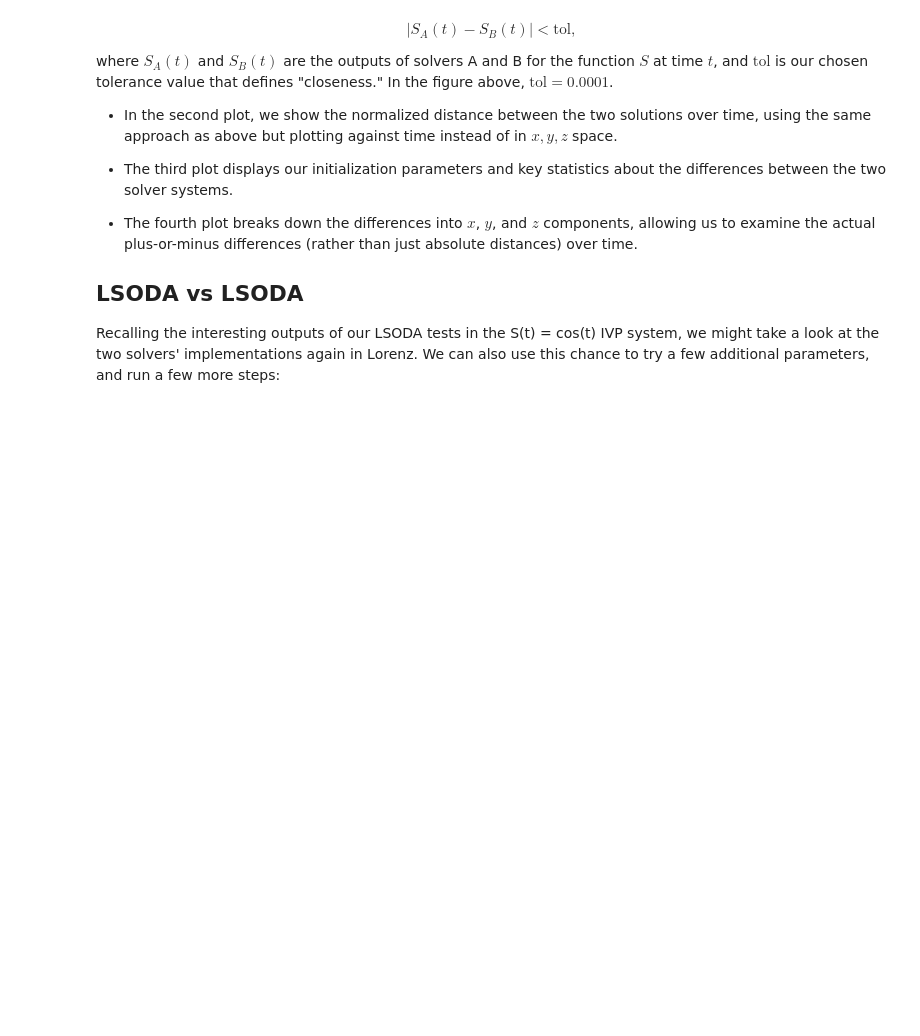
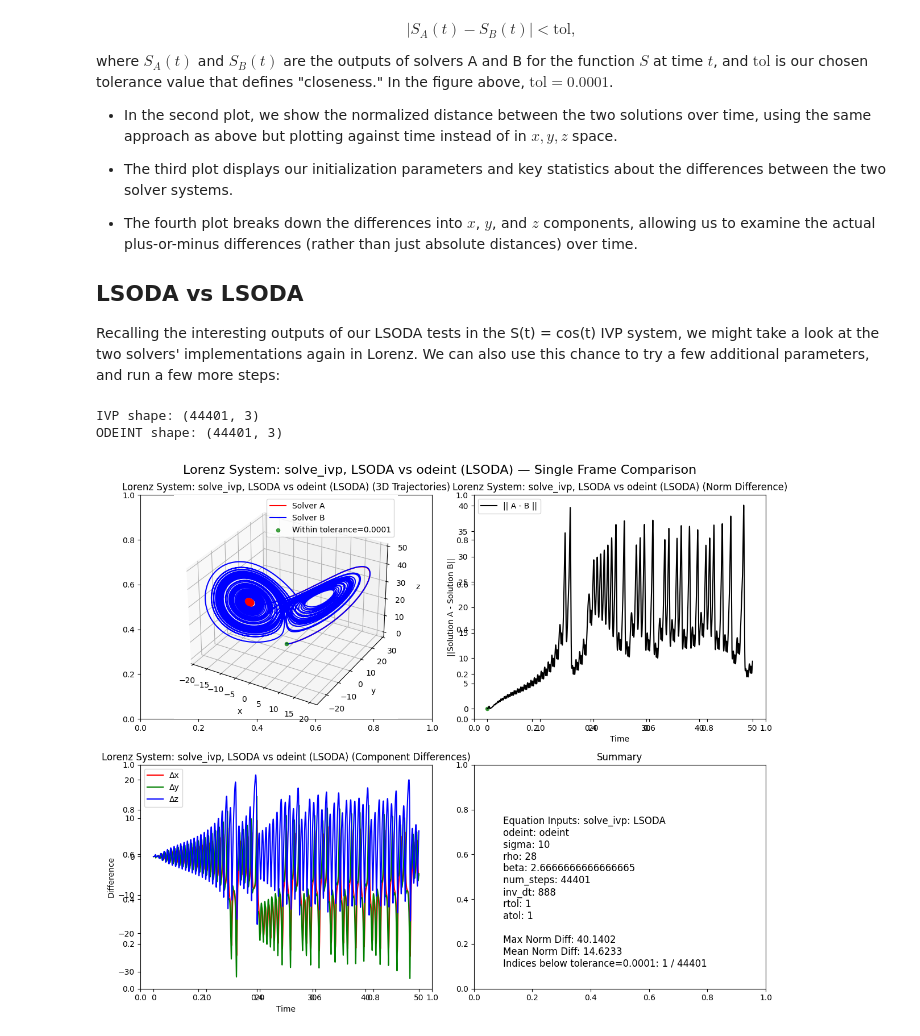
Before and after one commit to peterdresslar/scipy-differential, a Jupyter notebook: Page2.ipynb, the cells around one changed output. Cells and saved outputs as stored; diff of their text form; code cells hidden in the pictures; blank space fills up the shorter version.

```diff
--- a/Page2.ipynb
+++ b/Page2.ipynb
@@ -182,12 +186,6 @@ But, it's also important to remember that the "stock" version (no options) of `o
 
 Let's experiment a bit and see if we can illustrate the differences more clearly:
 # %%
-divergence_static_path = os.path.abspath(os.path.join('divergence_static.py'))
-if divergence_static_path not in sys.path:
-    sys.path.append(divergence_static_path)
-from divergence_static import plot_ode_solves_comparison_static  # lengthy plotting code, elsewhere in this project repo.
-
-
 tolerance = 1e-4
 
 # before we do our comparison, it will be far easier to convert our two solutions into a format that can be plotted.
@@ -198,9 +196,12 @@ def convert_ivp_solve_to_n_3(ivp_solve):
 def convert_odeint_solve_to_n_3(odeint_solve):
     return np.array(odeint_solve)  # numpy array
 
+shaped_solution_A = convert_ivp_solve_to_n_3(solution_ivp)
+shaped_solution_B = convert_odeint_solve_to_n_3(solution_odeint)
+
 # double check to make sure our solutions are in the right format
-print("IVP shape:", convert_ivp_solve_to_n_3(solution_ivp).shape)
-print("ODEINT shape:", convert_odeint_solve_to_n_3(solution_odeint).shape)
+print("IVP shape:", shaped_solution_A.shape)
+print("ODEINT shape:", shaped_solution_B.shape)
 
 # package up our params for the plot legend
 legend_dict = {
@@ -216,8 +217,8 @@ legend_dict = {
 }
 
 plt, axs = plot_ode_solves_comparison_static(
-    convert_ivp_solve_to_n_3(solution_ivp),
-    convert_odeint_solve_to_n_3(solution_odeint),
+    shaped_solution_A,
+    shaped_solution_B,
     inv_dt,
     tolerance=tolerance,
     title_prefix="Lorenz System: solve_ivp, RK45 vs odeint",
@@ -247,4 +248,59 @@ where $S_A(t)$ and $S_B(t)$ are the outputs of solvers A and B for the function
 ## LSODA vs LSODA
 
 Recalling the interesting outputs of our LSODA tests in the S(t) = cos(t) IVP system, we might take a look at the two solvers' implementations again in Lorenz. We can also use this chance to try a few additional parameters, and run a few more steps:
+# %%
+# You can play with rtol and atol here to see how they affect the solution.
+
+rtol = 1  # we set them as quite wide to start with. NOTE! set these low and you'll see some familiar patterns!
+atol = 1
+
+# solve using solve_ivp, but with LSODA
+solution_ivp_LSODA = solve_ivp(
+    lorenz_func_ivp,
+    [t0, tf],
+    s0,
+    t_eval=t_eval,        # adjust steps with inv_dt!
+    method='LSODA',
+    max_step=1e-2,
+    rtol=rtol,
+    atol=atol
+)
+
+# solve using odeint (with LSODA) (we already had this solution, but we run again in case the user would like to alter the parameters)
+solution_odeint_LSODA = odeint(lorenz_func_odeint, s0, t_eval)
+
+tolerance = 1e-4
+
+shaped_LSODA_A = convert_ivp_solve_to_n_3(solution_ivp_LSODA)
+shaped_LSODA_B = convert_odeint_solve_to_n_3(solution_odeint_LSODA)
+
+# double check to make sure our solutions are in the right format
+print("IVP shape:", shaped_solution_A.shape)
+print("ODEINT shape:", shaped_solution_B.shape)
+
+# package up our params for the plot legend
+legend_dict = {
+    "solve_ivp": "LSODA",
+    "odeint": "odeint",
+    "sigma": sigma,
+    "rho": rho,
+    "beta": beta,
+    "num_steps": num_steps,
+    "inv_dt": inv_dt,
+    "rtol": rtol,
+    "atol": atol
+}
+
+plt, axs = plot_ode_solves_comparison_static(
+    shaped_LSODA_A,
+    shaped_LSODA_B,
+    inv_dt,
+    tolerance=tolerance,
+    title_prefix="Lorenz System: solve_ivp, LSODA vs odeint (LSODA)",
+    legend_dict=legend_dict
+)
+# %% [output]
+IVP shape: (44401, 3)
+ODEINT shape: (44401, 3)
+[figure, added]
 # %% [markdown]
```
Also changed, not shown: parts of 2 cells of this notebook.
